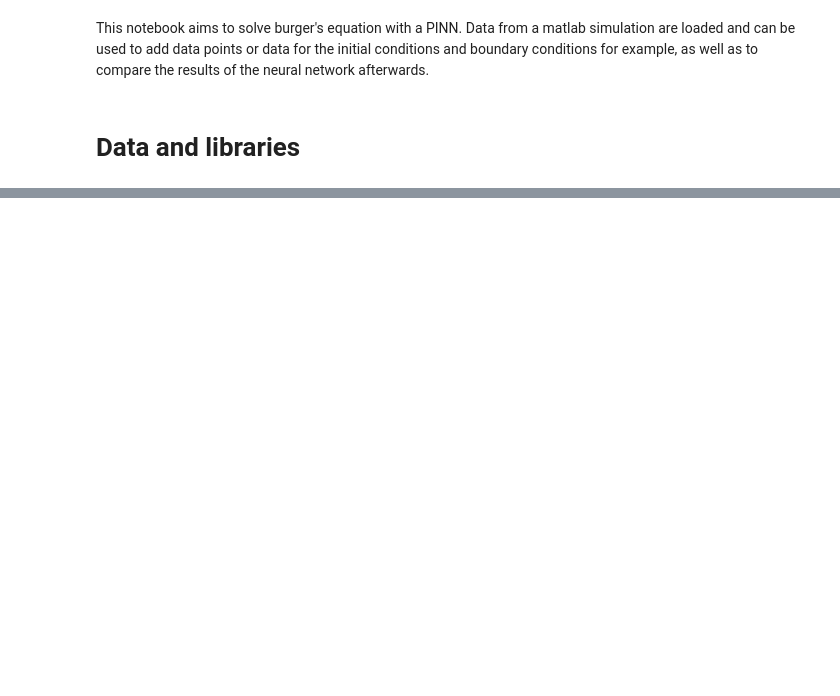
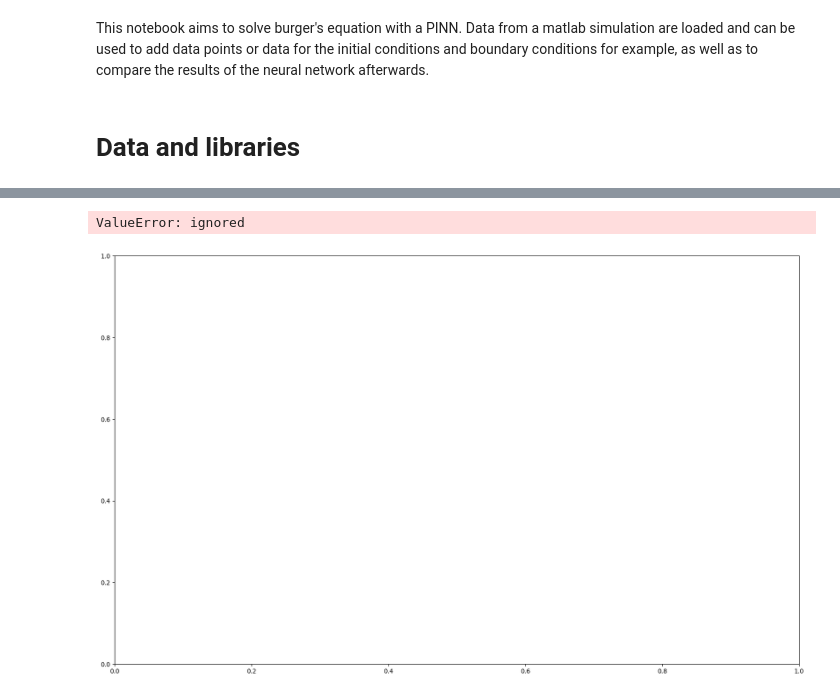
Before and after one commit to Giraud-Pierre/PINN_for_SEDMES, a Jupyter notebook: main/main.ipynb, the cells around one changed output, grey strips where cells are left out. Drawn from its saved outputs; the diff is of its cells as text; code cells hidden in the pictures; blank space fills up the shorter version.

Commit message:
update main need some work on predict

```diff
--- a/main/main.ipynb
+++ b/main/main.ipynb
@@ -53,0 +414,8 @@ Nf = 1000
+# %%
+#Compare with expected result from matlab model
+u_predict = np.array(u_predict).reshape(np.insert(exact_u.shape,0,len(u_predict)))
+
+for idx in range(u_predict.shape[0]):
+  error = np.linalg.norm(exact_u.flatten()[:,None]-u_predict[idx].flatten()[:,None],2)/np.linalg.norm(exact_u.flatten()[:,None],2)
+  print('Error on u ' + str(DifferentLayers[idx]) + ' : %e' % (error) )
+  print('\n')
@@ -53,0 +440,25 @@ Nf = 1000
+# %%
+#ploting results
+
+color = ['g', 'y', 'c', 'b', 'm', 'r', 'k']
+line = ['-', '--', '-.']
+line_idx = 0
+
+T = [0,24,49,74,99]
+
+plt.figure(figsize=(20,12))
+for idx_model in [5,6]:
+  color_idx = 0
+  for idx_time in T:
+    plt.plot(x, u_predict[idx_model][idx_time].flatten(), color[color_idx%5], linestyle = line[line_idx], label = str(DifferentLayers[idx_model]) + "at t= " + str(t[idx_time]))
+    color_idx +=1
+  line_idx +=1
+
+for idx_time in T:
+  plt.plot(x, exact_u[idx_time], color[idx_time], linestyle = ':', label = 'u expected at t= ' + str(t[idx_time]))
+plt.ylabel("Cg (kmol/m3)")
+plt.xlabel('position t (s)')
+plt.legend()
+# %% [output]
+ValueError: ignored
+[figure, added]
```
Also changed, not shown: parts of 8 cells of this notebook.
